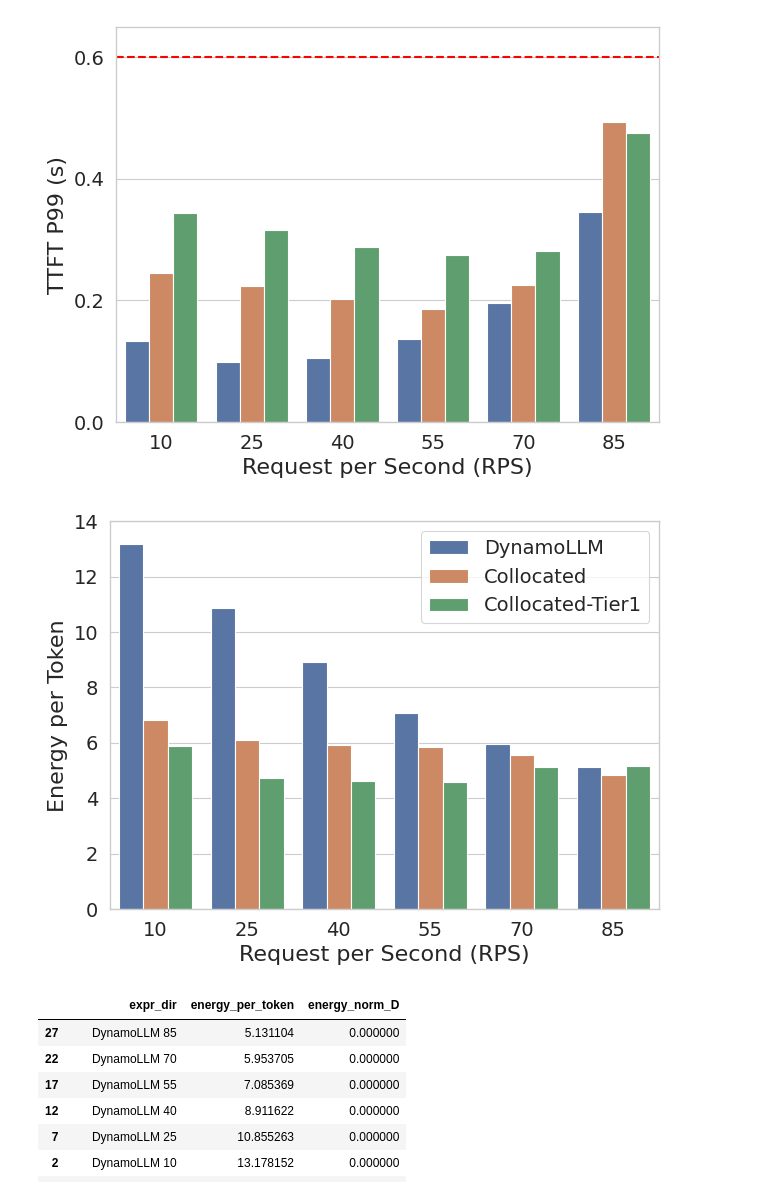
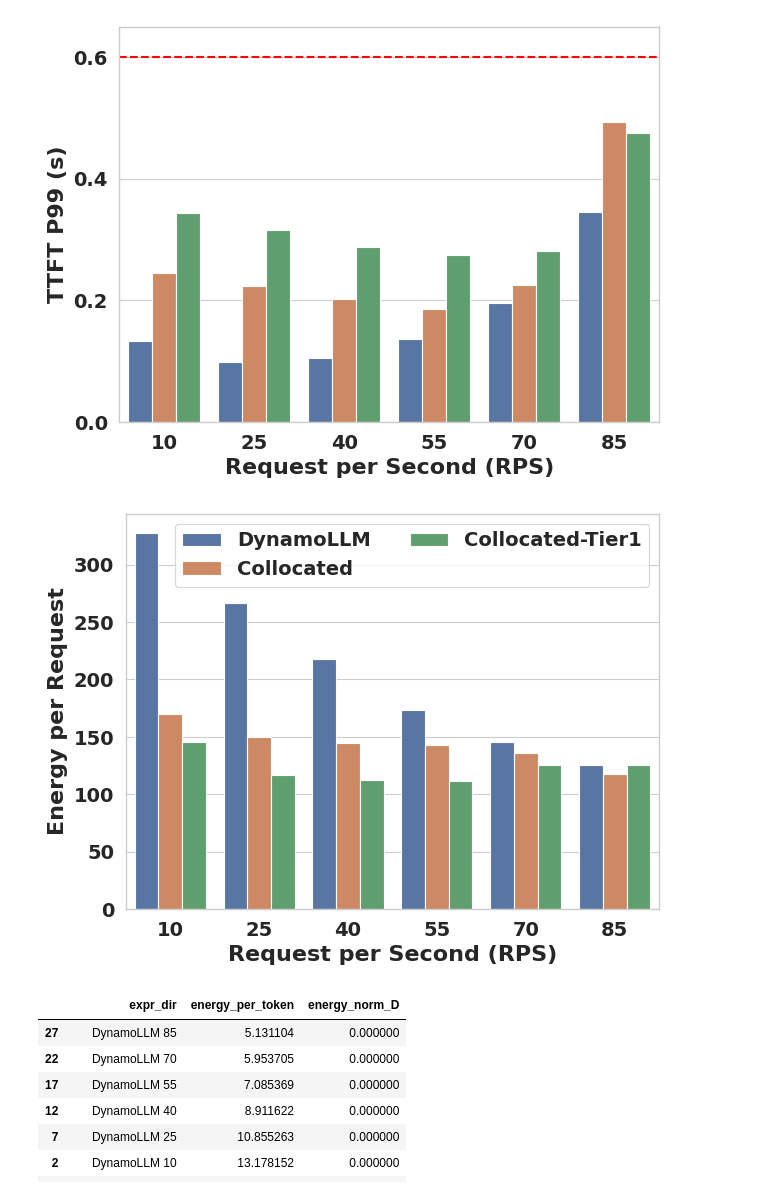
Before and after one commit to Louis-99/vllm-fork, a Jupyter notebook: additional_stuff/sosp_evals/2_nodes/dynamo_comparison.ipynb, the cells around one changed output. Drawn from its saved outputs; the diff is of its cells as text; code cells hidden in the pictures.

Commit message:
scripts for figures

```diff
--- a/additional_stuff/sosp_evals/2_nodes/dynamo_comparison.ipynb
+++ b/additional_stuff/sosp_evals/2_nodes/dynamo_comparison.ipynb
@@ -5,4 +1,9 @@ import seaborn as sns
 # %%
+import pandas as pd
+import matplotlib.pyplot as plt
+import seaborn as sns
+
+
 path = "/export2/obasit/ClusterLevelServing/vllm_logs/asplos_logs/collocated_logs/dynamo/profiler_logs_Feb4_dynamo_MS_azure_0/metrics.csv"
 df_results_dynamo = pd.read_csv(path)
 
@@ -67,14 +68,14 @@ ax = sns.barplot(
 ax.axhline(y=0.1, color='red', linestyle='--', linewidth=1.5)
 
 # Customize the plot
-ax.set_xlabel('Request per Second (RPS)', fontsize=16)
-ax.set_ylabel('TPOT P99 (s)', fontsize=16)
+ax.set_xlabel('Request per Second (RPS)', fontsize=16, fontweight='bold')
+ax.set_ylabel('TPOT P99 (s)', fontsize=16, fontweight='bold')
 ax.set_ylim(0, 0.105)
 ax.set_xticks([1, 2, 3, 4, 5, 6])
 ax.set_xlim([0.5, 6.5])
-ax.set_xticklabels(['10', '25', '40', '55', '70', '85'], fontsize=14)
+ax.set_xticklabels(['10', '25', '40', '55', '70', '85'], fontsize=14, fontweight='bold')
 ax.set_yticks([0.0, 0.025, 0.05, 0.075, 0.1])
-ax.set_yticklabels(['0.0', '0.025', '0.05', '0.075', '0.1'], fontsize=14)
+ax.set_yticklabels(['0.0', '0.025', '0.05', '0.075', '0.1'], fontsize=14, fontweight='bold')
 ax.legend_.remove()
 
 plt.tight_layout()
@@ -94,41 +95,44 @@ ax = sns.barplot(
 ax.axhline(y=0.6, color='red', linestyle='--', linewidth=1.5)
 
 # Customize the plot
-ax.set_xlabel('Request per Second (RPS)', fontsize=16)
-ax.set_ylabel('TTFT P99 (s)', fontsize=16)
+ax.set_xlabel('Request per Second (RPS)', fontsize=16, fontweight='bold')
+ax.set_ylabel('TTFT P99 (s)', fontsize=16, fontweight='bold')
 ax.set_ylim(0, 0.65)
 ax.set_xticks([1, 2, 3, 4, 5, 6])
 ax.set_xlim([0.5, 6.5])
-ax.set_xticklabels(['10', '25', '40', '55', '70', '85'], fontsize=14)
+ax.set_xticklabels(['10', '25', '40', '55', '70', '85'], fontsize=14, fontweight='bold')
 ax.set_yticks([0.0, 0.2, 0.4, 0.6])
-ax.set_yticklabels(['0.0', '0.2', '0.4', '0.6'], fontsize=14)
+ax.set_yticklabels(['0.0', '0.2', '0.4', '0.6'], fontsize=14, fontweight='bold')
 ax.legend_.remove()
 
 plt.tight_layout()
 plt.savefig("figs/dynamo_MS_trace_ttft.pdf", format="pdf")
 
-#################### Energy per token ####################
+#################### Energy per request ####################
 
+df_results['energy_per_req'] = df_results['energy_j'] / df_results['num_requests']
 sns.set_theme(context="paper", style="whitegrid")
 plt.figure()
 ax = sns.barplot(
     x="rps",
-    y="energy_per_token",
+    y="energy_per_req",
     hue="name",
     data=df_results,
     dodge=True
 )
 
 # Customize the plot
-ax.set_xlabel('Request per Second (RPS)', fontsize=16)
-ax.set_ylabel('Energy per Token', fontsize=16)
-ax.set_ylim(0, 14)
+ax.set_xlabel('Request per Second (RPS)', fontsize=16, fontweight='bold')
+ax.set_ylabel('Energy per Request', fontsize=16, fontweight='bold')
+# ax.set_ylim(0, 220)
 ax.set_xticks([1, 2, 3, 4, 5, 6])
 ax.set_xlim([0.5, 6.5])
-ax.set_xticklabels(['10', '25', '40', '55', '70', '85'], fontsize=14)
+ax.set_xticklabels(['10', '25', '40', '55', '70', '85'], fontsize=14, fontweight='bold')
 ax.tick_params(axis='y', labelsize=14)
+for label in ax.get_yticklabels():
+    label.set_fontweight('bold')
 ax.legend_.set_title('')
-ax.legend(fontsize=14, ncol=1)
+ax.legend(title="", ncol=2, prop={"size": 14, "weight": "bold"})
 plt.tight_layout()
-plt.savefig("figs/dynamo_MS_trace_energy_per_token.pdf", format="pdf")
+plt.savefig("figs/dynamo_MS_trace_energy_per_request.pdf", format="pdf")
 # %% [output]
@@ -136,5 +140,5 @@ plt.savefig("figs/dynamo_MS_trace_energy_per_token.pdf", format="pdf")
-[figure, old version]
+[figure, new version]
-[figure, old version]
+[figure, new version]
 # %%
 df_results = df_results[df_results["name"].isin(['DynamoLLM', 'Collocated', 'Collocated-Tier1'])].copy()
 
```
Also changed, not shown: parts of 2 cells of this notebook, 6 other files.
